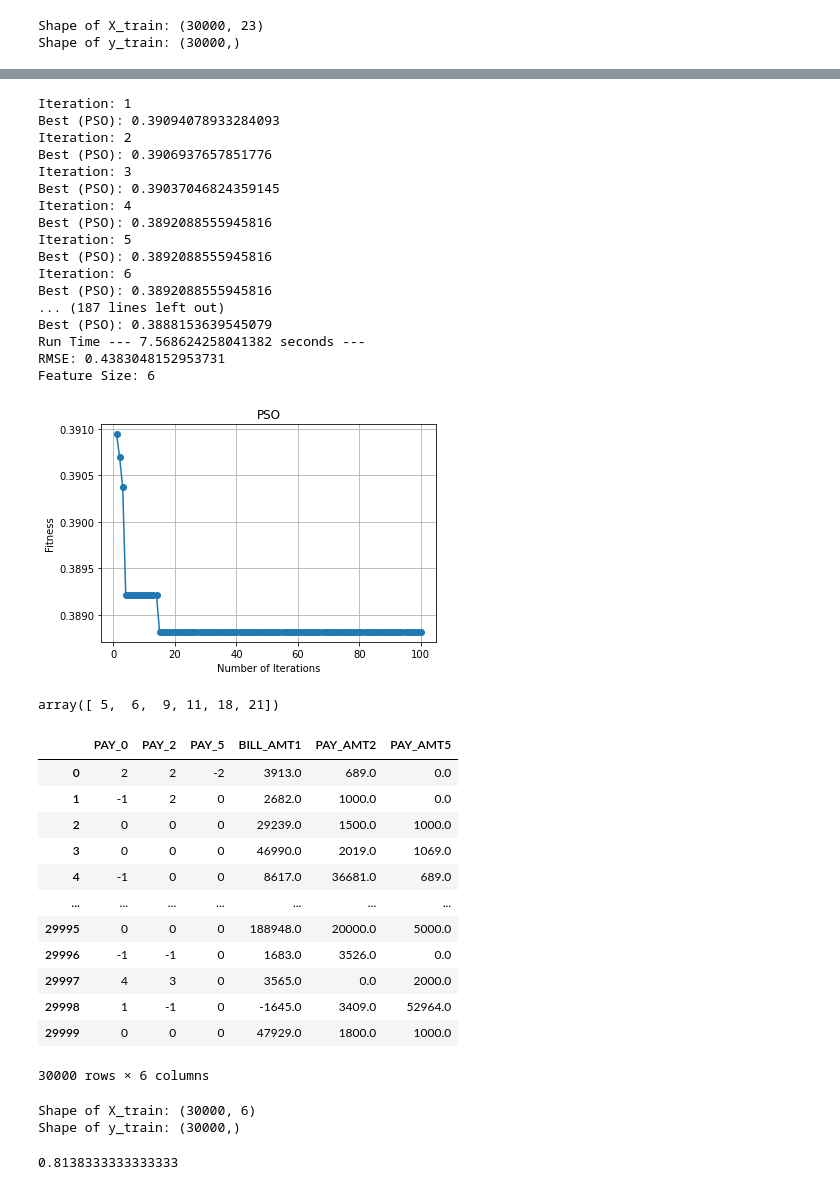
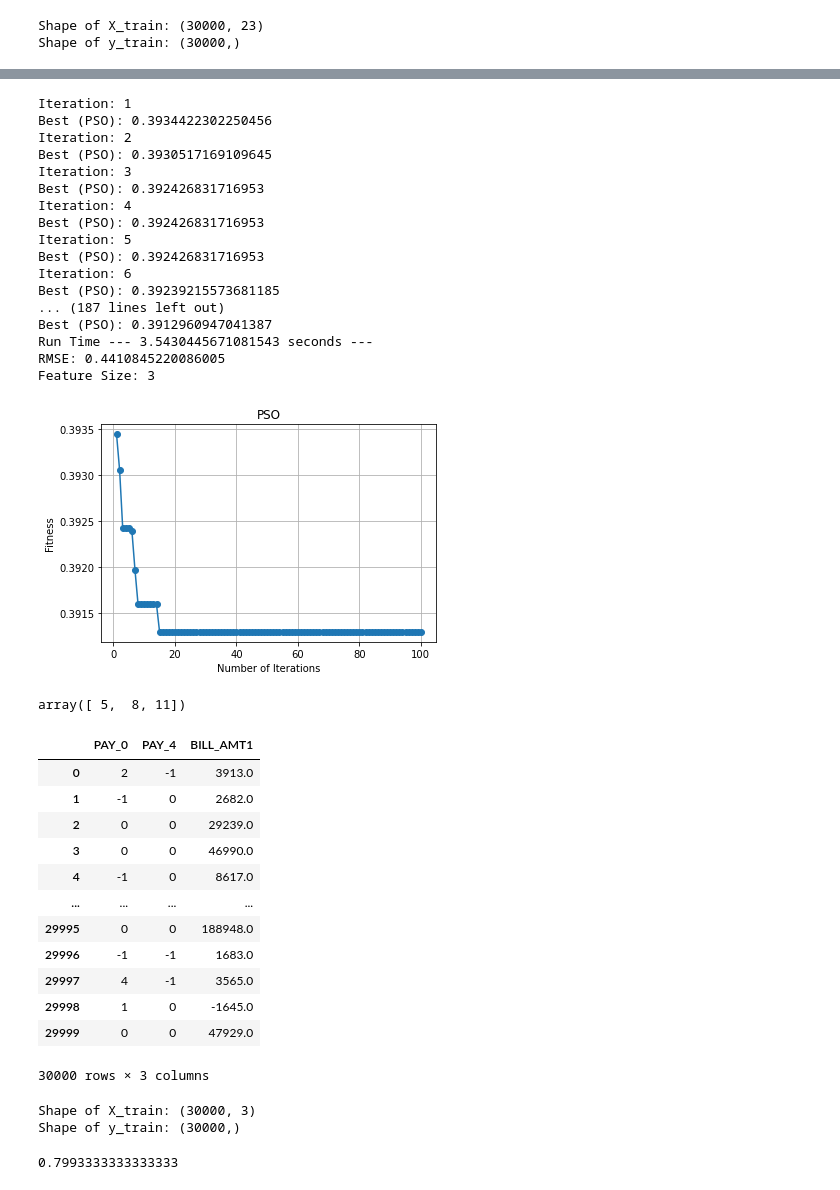
Before and after one commit to syedirfanx/swarm-intelligence, a Jupyter notebook: particle-swarm-optimisation.ipynb, the cells around one changed output, grey strips where cells are left out. Saved outputs shown, nothing was run; the diff lists cells and outputs as text; code cells hidden in the pictures.

```diff
--- a/particle-swarm-optimisation.ipynb
+++ b/particle-swarm-optimisation.ipynb
@@ -292,7 +312,7 @@ opts = {'k':k, 'fold':fold, 'N':N, 'T':T, 'w':w, 'c1':c1, 'c2':c2}
 # %%
 # perform feature selection
 start_time = time.time()
-fmdl  = jfs(X, y, opts)
+fmdl  = jfs(X_train, y_train, opts)
 print("Run Time --- %s seconds ---" % (time.time() - start_time))
 
 sf    = fmdl['sf']
@@ -310,48 +330,48 @@ mdl.fit(x_train, y_train)
 
 # accuracy
 y_pred    = mdl.predict(x_valid)
 RMSE       = mean_squared_error(y_valid, y_pred, squared=False)
 print("RMSE:", RMSE)
 
 # number of selected features
 num_feat = fmdl['nf']
 print("Feature Size:", num_feat)
 
 # plot convergence
 curve   = fmdl['c']
 curve   = curve.reshape(np.size(curve,1))
 x       = np.arange(0, opts['T'], 1.0) + 1.0
 
 fig, ax = plt.subplots()
 ax.plot(x, curve, 'o-')
 ax.set_xlabel('Number of Iterations')
 ax.set_ylabel('Fitness')
 ax.set_title('PSO')
 ax.grid()
 plt.show()
 # %% [output]
 Iteration: 1
-Best (PSO): 0.39094078933284093
+Best (PSO): 0.3934422302250456
 Iteration: 2
-Best (PSO): 0.3906937657851776
+Best (PSO): 0.3930517169109645
 Iteration: 3
-Best (PSO): 0.39037046824359145
+Best (PSO): 0.392426831716953
 Iteration: 4
-Best (PSO): 0.3892088555945816
+Best (PSO): 0.392426831716953
 Iteration: 5
-Best (PSO): 0.3892088555945816
+Best (PSO): 0.392426831716953
 Iteration: 6
-Best (PSO): 0.3892088555945816
+Best (PSO): 0.39239215573681185
 ... (187 lines left out)
-Best (PSO): 0.3888153639545079
-Run Time --- 7.568624258041382 seconds ---
-RMSE: 0.4383048152953731
-Feature Size: 6
+Best (PSO): 0.3912960947041387
+Run Time --- 3.5430445671081543 seconds ---
+RMSE: 0.4410845220086005
+Feature Size: 3
-[figure, old version]
+[figure, new version]
 # %%
 fmdl['sf']
 # %% [output]
-array([ 5,  6,  9, 11, 18, 21])
+array([ 5,  8, 11])
 # %%
 #feature variables
 X = data.drop(['ID','default.payment.next.month'], axis=1)
@@ -369,19 +389,19 @@ new_data = data.iloc[:,fmdl['sf']]
 # %%
 new_data
 # %% [output]
-|  | PAY_0 | PAY_2 | PAY_5 | BILL_AMT1 | PAY_AMT2 | PAY_AMT5 |
-| 0 | 2 | 2 | -2 | 3913.0 | 689.0 | 0.0 |
-| 1 | -1 | 2 | 0 | 2682.0 | 1000.0 | 0.0 |
-| 2 | 0 | 0 | 0 | 29239.0 | 1500.0 | 1000.0 |
-| 3 | 0 | 0 | 0 | 46990.0 | 2019.0 | 1069.0 |
-| 4 | -1 | 0 | 0 | 8617.0 | 36681.0 | 689.0 |
-| ... | ... | ... | ... | ... | ... | ... |
-| 29995 | 0 | 0 | 0 | 188948.0 | 20000.0 | 5000.0 |
-| 29996 | -1 | -1 | 0 | 1683.0 | 3526.0 | 0.0 |
-| 29997 | 4 | 3 | 0 | 3565.0 | 0.0 | 2000.0 |
-| 29998 | 1 | -1 | 0 | -1645.0 | 3409.0 | 52964.0 |
-| 29999 | 0 | 0 | 0 | 47929.0 | 1800.0 | 1000.0 |
+|  | PAY_0 | PAY_4 | BILL_AMT1 |
+| 0 | 2 | -1 | 3913.0 |
+| 1 | -1 | 0 | 2682.0 |
+| 2 | 0 | 0 | 29239.0 |
+| 3 | 0 | 0 | 46990.0 |
+| 4 | -1 | 0 | 8617.0 |
+| ... | ... | ... | ... |
+| 29995 | 0 | 0 | 188948.0 |
+| 29996 | -1 | -1 | 1683.0 |
+| 29997 | 4 | -1 | 3565.0 |
+| 29998 | 1 | 0 | -1645.0 |
+| 29999 | 0 | 0 | 47929.0 |
-30000 rows × 6 columns
+30000 rows × 3 columns
 # %%
 #feature variables
 X = new_data.values
@@ -406,6 +426,6 @@ y_pred = lr.predict(X_test)
 
 accuracy_score(y_pred, y_test)
 # %% [output]
-Shape of X_train: (30000, 6)
+Shape of X_train: (30000, 3)
 Shape of y_train: (30000,)
-0.8138333333333333
+0.7993333333333333
```
Also changed, not shown: parts of 3 cells of this notebook.
